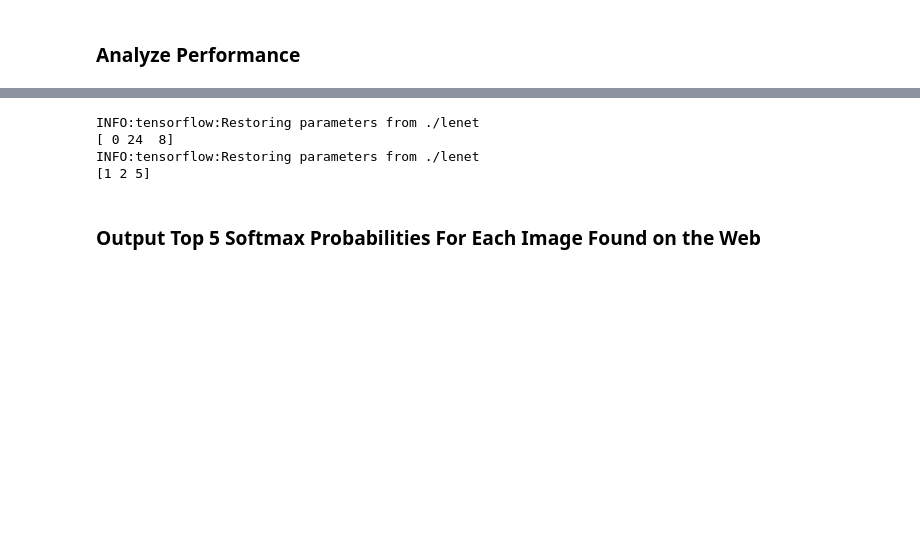
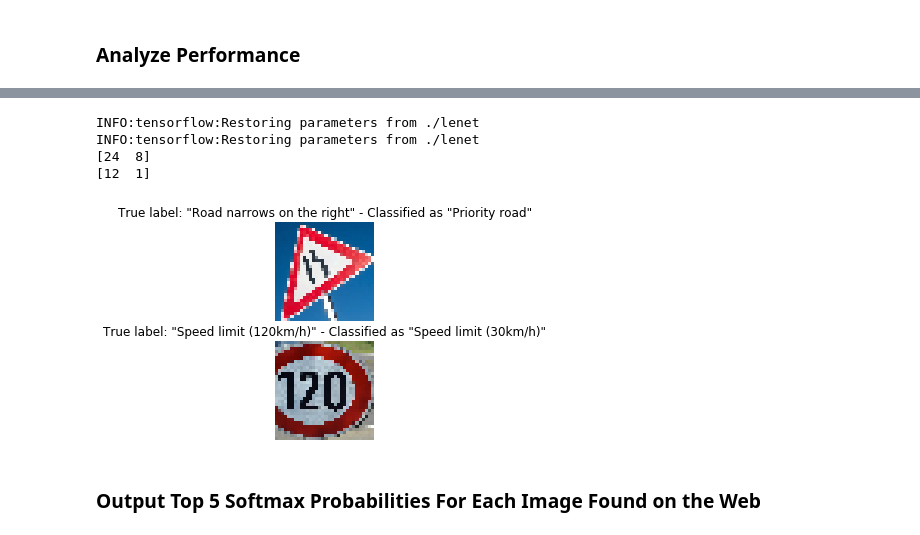
Before and after one commit to JieqingShi/CarND-Traffic-Sign-Classifier-Project, a Jupyter notebook: Traffic_Sign_Classifier.ipynb, the cells around one changed output, grey strips where cells are left out. Cells and saved outputs as stored; diff of their text form; code cells hidden in the pictures; blank space fills up the shorter version.

```diff
--- a/Traffic_Sign_Classifier.ipynb
+++ b/Traffic_Sign_Classifier.ipynb
@@ -190,5 +250,5 @@ print(y_train[index])
 # %%
-EPOCHS = 25
+EPOCHS = 10
 BATCH_SIZE = 128
 LEARN_RATE = 0.001
 # %%
@@ -477,5 +513,7 @@ INFO:tensorflow:Restoring parameters from ./lenet
 # %%
 # Here is a function to predict images and output human readable sign names
-with tf.Session() as sess:
-    saver.restore(sess, model_file)
-    results = sess.run(tf.argmax(logits, 1), {x : test_set, keep_prob:1.0})
+def predict(test_set):
+    with tf.Session() as sess:
+        saver.restore(sess, model_file)
+        results = sess.run(tf.argmax(logits, 1), {x : test_set, keep_prob:1.0})
+    return results
@@ -491,12 +527,26 @@ array([ True,  True, False,  True,  True,  True,  True, False, False,
         True,  True])
 # %%
-print(label_array[(predict(test_set) == label_array) == False])
-print(predictions[(predict(test_set) == label_array) == False])
+wrong_pred_idx = np.where(predictions != label_array)[0]
+true_test_labels = label_array[(predict(test_set) == label_array) == False]
+wrong_pred_labels = predictions[(predict(test_set) == label_array) == False]
+print(true_test_labels)
+print(wrong_pred_labels)
 # %% [output]
 INFO:tensorflow:Restoring parameters from ./lenet
-[ 0 24  8]
 INFO:tensorflow:Restoring parameters from ./lenet
-[1 2 5]
+[24  8]
+[12  1]
+# %%
+# Let's look at the ones that were incorrectly classified
+for plot_idx, img_idx in enumerate(wrong_pred_idx):
+    true_label = signnames.loc[signnames["ClassId"]==label_array[img_idx], "SignName"].to_list()[0]
+    classified_label = signnames.loc[signnames["ClassId"]==predictions[img_idx], "SignName"].to_list()[0]
+    plt.subplot(len(wrong_pred_idx), 1, plot_idx+1)
+    plt.imshow(test_set[img_idx])
+    plt.axis('off')
+    plt.title(f'True label: "{true_label}" - Classified as "{classified_label}"')
+# %% [output]
+[figure, added]
 # %% [markdown]
 ### Output Top 5 Softmax Probabilities For Each Image Found on the Web
 # %% [markdown]
```
Also changed, not shown: parts of 36 cells of this notebook, 5 other files.
